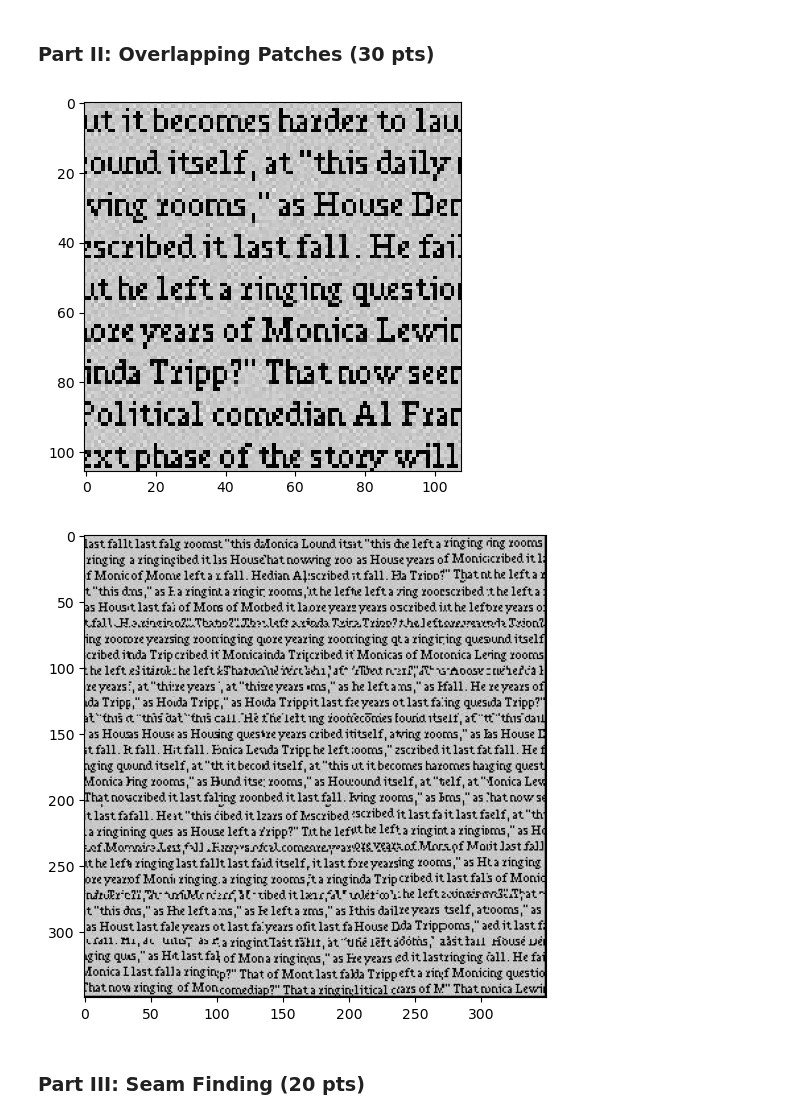
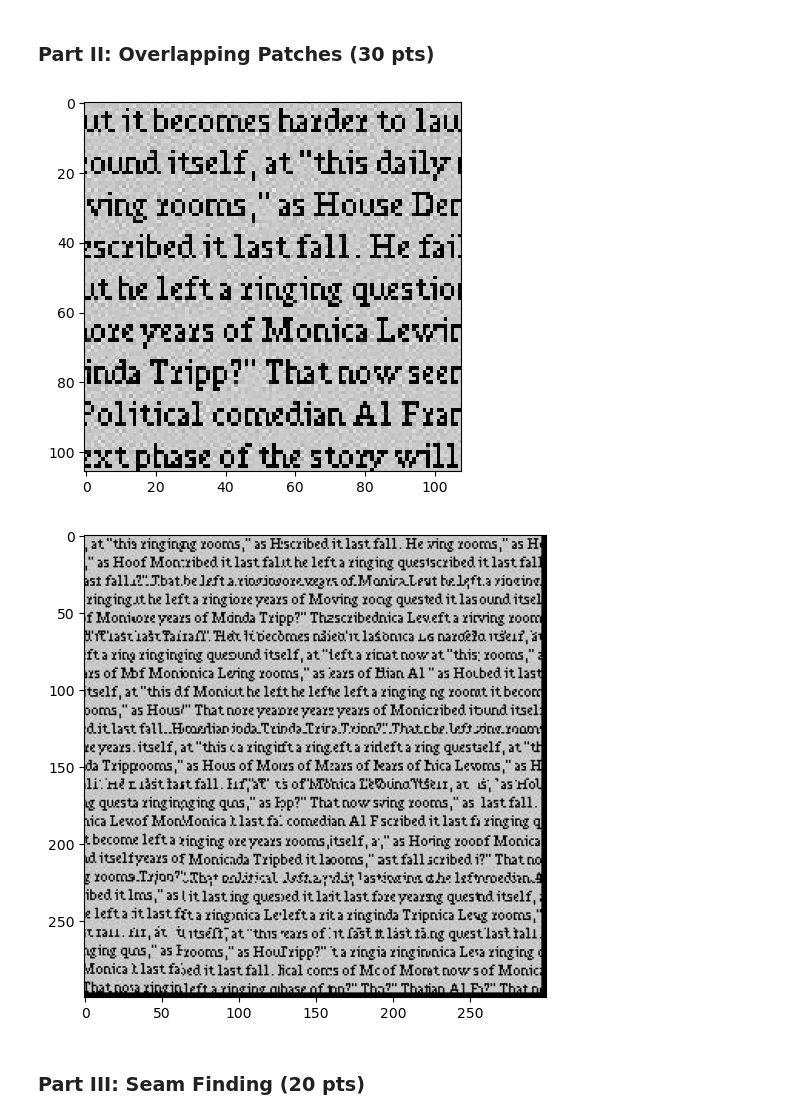
Before and after one commit to leahlud/image-quilting, a Jupyter notebook: image_quilting.ipynb, the cells around one changed output. Drawn from its saved outputs; the diff is of its cells as text; code cells hidden in the pictures.

```diff
--- a/image_quilting.ipynb
+++ b/image_quilting.ipynb
@@ -60,12 +60,14 @@ def quilt_random(sample, out_size, patch_size):
 # %%
 sample_img_fn = 'samples/text_small.jpg' # feel free to change
 sample_img = cv2.cvtColor(cv2.imread(sample_img_fn), cv2.COLOR_BGR2RGB)
-# sample_img = cv2.resize(sample_img, (250, 250))
+
+print(sample_img.shape)
+sample_img = cv2.resize(sample_img, (250, 250))
 plt.imshow(sample_img)
 plt.show()
 
-out_size = 350  # change these parameters as needed
-patch_size = 25
+out_size = 300  # change these parameters as needed
+patch_size = 37
 res = quilt_random(sample_img, out_size, patch_size)
 if res is not None:
     plt.imshow(res)
@@ -189,21 +192,21 @@ def quilt_simple(sample, out_size, patch_size, overlap, tol):
 # %%
 sample_img_fn = 'samples/text_small.jpg'
 sample_img = cv2.cvtColor(cv2.imread(sample_img_fn), cv2.COLOR_BGR2RGB)
 # sample_img = cv2.resize(sample_img, (200, 200))
 plt.imshow(sample_img)
 plt.show()
 
-out_size = 350  # change these parameters as needed
-patch_size = 43
+out_size = 300  # change these parameters as needed
+patch_size = 41
 overlap = 9
-tol = 6
+tol = 5
 res = quilt_simple(sample_img, out_size, patch_size, overlap, tol) #feel free to change parameters to get best results
 if res is not None:
     plt.figure(figsize=(6,6))
     plt.imshow(res)
 # %% [output]
 [figure]
-[figure, old version]
+[figure, new version]
 # %% [markdown]
 ### Part III: Seam Finding (20 pts)
 # %%
```
Also changed, not shown: parts of 8 cells of this notebook, 3 other files.
